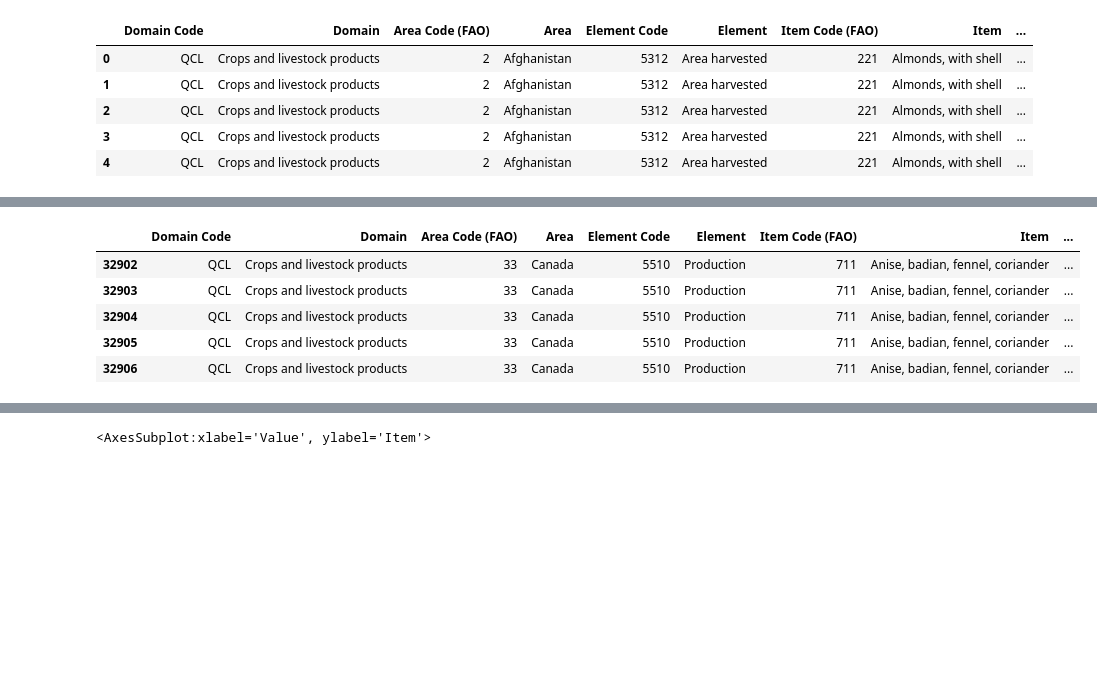
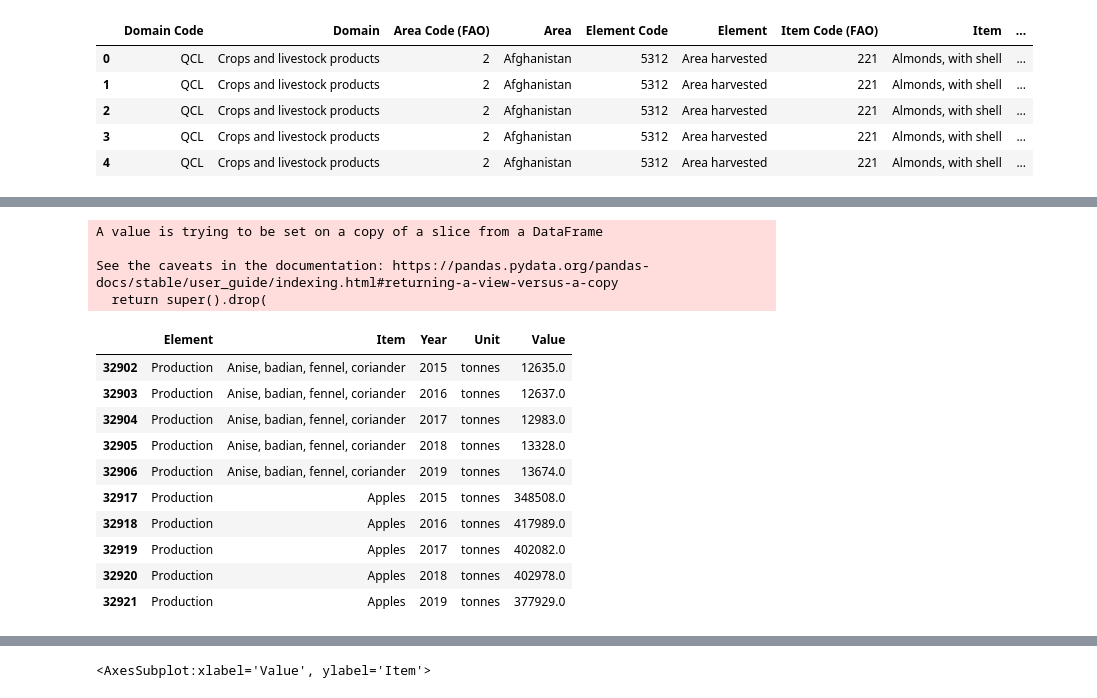
Before and after one commit to KrishnaCD93/DAAN-Capstone-Project, a Jupyter notebook: Q1.ipynb, the cells around one changed output, grey strips where cells are left out. Saved outputs shown, nothing was run; the diff lists cells and outputs as text; code cells hidden in the pictures; blank space fills up the shorter version.

Commit message:
update data and widgets

```diff
--- a/Q1.ipynb
+++ b/Q1.ipynb
@@ -60,9 +66,26 @@ ax.set_xticklabels(rotation=90)
+# %%
+Production = dfCanada.loc[(dfCanada['Element'] == 'Production') | (dfCanada['Element'] == 'Producing Animals/Slaughtered')]
+Production.drop(['Domain Code', 'Domain', 'Area Code (FAO)', 'Area', 'Element Code', 'Item Code (FAO)', 'Year Code', 'Flag', 'Flag Description'], axis=1, inplace=True)
+Production.to_pickle("CanadaProduction.pkl")
+# %% [output]
+A value is trying to be set on a copy of a slice from a DataFrame
+
+See the caveats in the documentation: https://pandas.pydata.org/pandas-docs/stable/user_guide/indexing.html#returning-a-view-versus-a-copy
+  return super().drop(
+# %%
+import pandas as pd
+Production = pd.read_pickle("CanadaProduction.pkl")
 # %%
-Production.head()
+Production.head(10)
 # %% [output]
-|  | Domain Code | Domain | Area Code (FAO) | Area | Element Code | Element | Item Code (FAO) | Item | ... |
-| 32902 | QCL | Crops and livestock products | 33 | Canada | 5510 | Production | 711 | Anise, badian, fennel, coriander | ... |
-| 32903 | QCL | Crops and livestock products | 33 | Canada | 5510 | Production | 711 | Anise, badian, fennel, coriander | ... |
-| 32904 | QCL | Crops and livestock products | 33 | Canada | 5510 | Production | 711 | Anise, badian, fennel, coriander | ... |
-| 32905 | QCL | Crops and livestock products | 33 | Canada | 5510 | Production | 711 | Anise, badian, fennel, coriander | ... |
-| 32906 | QCL | Crops and livestock products | 33 | Canada | 5510 | Production | 711 | Anise, badian, fennel, coriander | ... |
+|  | Element | Item | Year | Unit | Value |
+| 32902 | Production | Anise, badian, fennel, coriander | 2015 | tonnes | 12635.0 |
+| 32903 | Production | Anise, badian, fennel, coriander | 2016 | tonnes | 12637.0 |
+| 32904 | Production | Anise, badian, fennel, coriander | 2017 | tonnes | 12983.0 |
+| 32905 | Production | Anise, badian, fennel, coriander | 2018 | tonnes | 13328.0 |
+| 32906 | Production | Anise, badian, fennel, coriander | 2019 | tonnes | 13674.0 |
+| 32917 | Production | Apples | 2015 | tonnes | 348508.0 |
+| 32918 | Production | Apples | 2016 | tonnes | 417989.0 |
+| 32919 | Production | Apples | 2017 | tonnes | 402082.0 |
+| 32920 | Production | Apples | 2018 | tonnes | 402978.0 |
+| 32921 | Production | Apples | 2019 | tonnes | 377929.0 |
```
Also changed, not shown: parts of 25 cells of this notebook.
